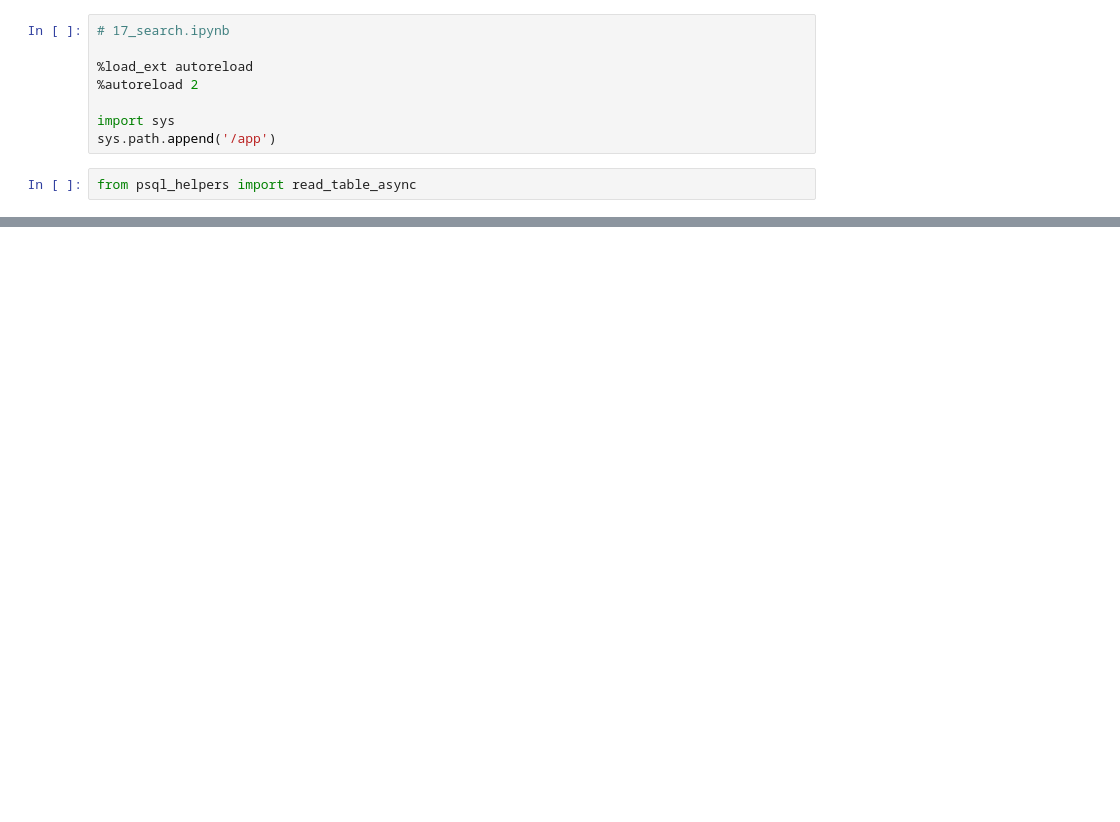
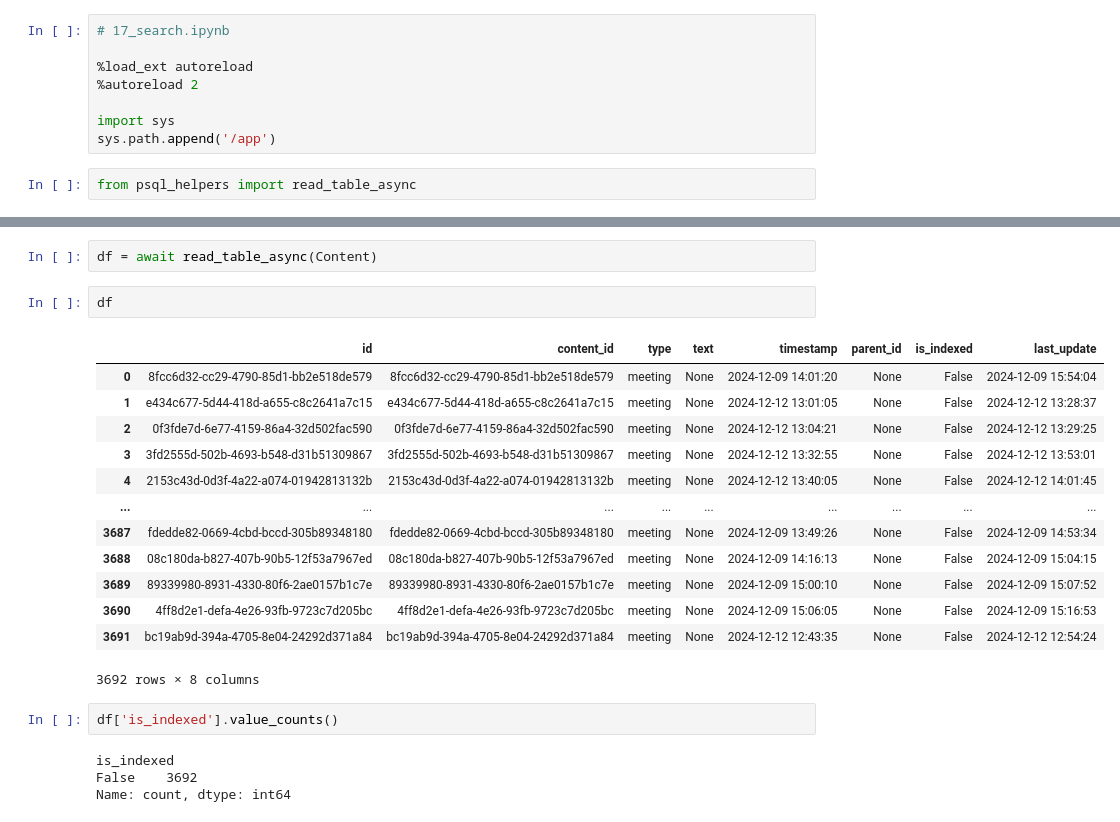
Before and after one commit to Vexa-ai/vexa-engine, a Jupyter notebook: 19.ipynb, the cells around one changed output, grey strips where cells are left out. Drawn from its saved outputs; the diff is of its cells as text; blank space fills up the shorter version.

```diff
--- a/19.ipynb
+++ b/19.ipynb
@@ -16,0 +32,24 @@ await read_table_async(User)
+# %%
+df = await read_table_async(Content)
+# %%
+df
+# %% [output]
+|  | id | content_id | type | text | timestamp | parent_id | is_indexed | last_update |
+| 0 | 8fcc6d32-cc29-4790-85d1-bb2e518de579 | 8fcc6d32-cc29-4790-85d1-bb2e518de579 | meeting | None | 2024-12-09 14:01:20 | None | False | 2024-12-09 15:54:04 |
+| 1 | e434c677-5d44-418d-a655-c8c2641a7c15 | e434c677-5d44-418d-a655-c8c2641a7c15 | meeting | None | 2024-12-12 13:01:05 | None | False | 2024-12-12 13:28:37 |
+| 2 | 0f3fde7d-6e77-4159-86a4-32d502fac590 | 0f3fde7d-6e77-4159-86a4-32d502fac590 | meeting | None | 2024-12-12 13:04:21 | None | False | 2024-12-12 13:29:25 |
+| 3 | 3fd2555d-502b-4693-b548-d31b51309867 | 3fd2555d-502b-4693-b548-d31b51309867 | meeting | None | 2024-12-12 13:32:55 | None | False | 2024-12-12 13:53:01 |
+| 4 | 2153c43d-0d3f-4a22-a074-01942813132b | 2153c43d-0d3f-4a22-a074-01942813132b | meeting | None | 2024-12-12 13:40:05 | None | False | 2024-12-12 14:01:45 |
+| ... | ... | ... | ... | ... | ... | ... | ... | ... |
+| 3687 | fdedde82-0669-4cbd-bccd-305b89348180 | fdedde82-0669-4cbd-bccd-305b89348180 | meeting | None | 2024-12-09 13:49:26 | None | False | 2024-12-09 14:53:34 |
+| 3688 | 08c180da-b827-407b-90b5-12f53a7967ed | 08c180da-b827-407b-90b5-12f53a7967ed | meeting | None | 2024-12-09 14:16:13 | None | False | 2024-12-09 15:04:15 |
+| 3689 | 89339980-8931-4330-80f6-2ae0157b1c7e | 89339980-8931-4330-80f6-2ae0157b1c7e | meeting | None | 2024-12-09 15:00:10 | None | False | 2024-12-09 15:07:52 |
+| 3690 | 4ff8d2e1-defa-4e26-93fb-9723c7d205bc | 4ff8d2e1-defa-4e26-93fb-9723c7d205bc | meeting | None | 2024-12-09 15:06:05 | None | False | 2024-12-09 15:16:53 |
+| 3691 | bc19ab9d-394a-4705-8e04-24292d371a84 | bc19ab9d-394a-4705-8e04-24292d371a84 | meeting | None | 2024-12-12 12:43:35 | None | False | 2024-12-12 12:54:24 |
+3692 rows × 8 columns
+# %%
+df['is_indexed'].value_counts()
+# %% [output]
+is_indexed
+False    3692
+Name: count, dtype: int64
```
Also changed, not shown: parts of 6 cells of this notebook, 20 other files.
